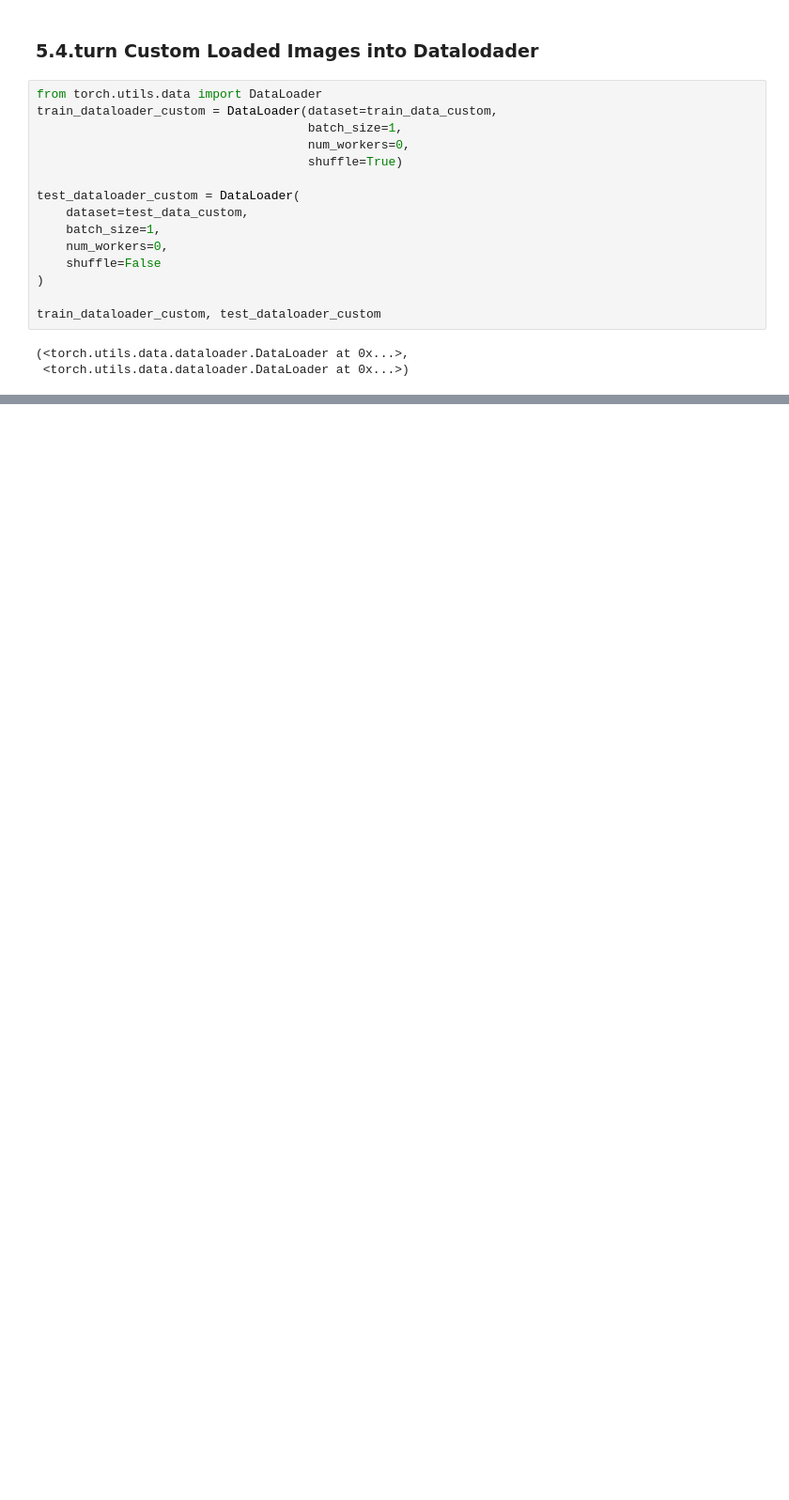
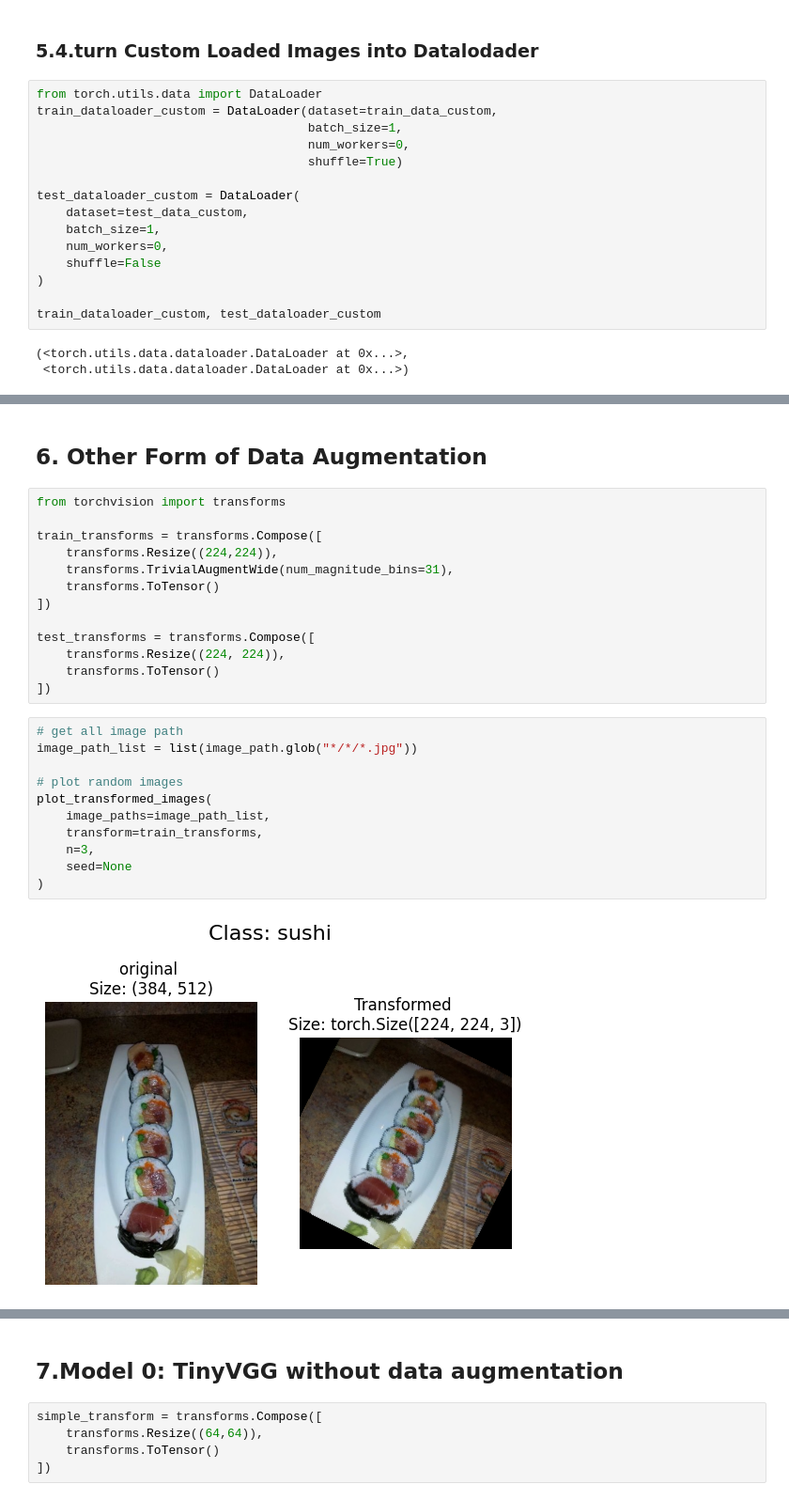
Before and after one commit to Rayya12/pytorch-Learning-with-mrdbourke, a Jupyter notebook: customDataset/main.ipynb, the cells around one changed output, grey strips where cells are left out. Shown at 94% size. Saved outputs shown, nothing was run; the diff lists cells and outputs as text; blank space fills up the shorter version.

Commit message:
Trying Trivial Augment Wide

```diff
--- a/customDataset/main.ipynb
+++ b/customDataset/main.ipynb
@@ -533,0 +535,28 @@ print(f"Label shape: {label_custom.shape}")
+# %% [markdown]
+## 6. Other Form of Data Augmentation
+# %%
+from torchvision import transforms
+
+train_transforms = transforms.Compose([
+    transforms.Resize((224,224)),
+    transforms.TrivialAugmentWide(num_magnitude_bins=31),
+    transforms.ToTensor()
+])
+
+test_transforms = transforms.Compose([
+    transforms.Resize((224, 224)),
+    transforms.ToTensor()
+])
+# %%
+# get all image path
+image_path_list = list(image_path.glob("*/*/*.jpg"))
+
+# plot random images
+plot_transformed_images(
+    image_paths=image_path_list,
+    transform=train_transforms,
+    n=3,
+    seed=None
+)
+# %% [output]
+[figure, added]
@@ -533,0 +565,7 @@ print(f"Label shape: {label_custom.shape}")
+# %% [markdown]
+## 7.Model 0: TinyVGG without data augmentation
+# %%
+simple_transform = transforms.Compose([
+    transforms.Resize((64,64)),
+    transforms.ToTensor()
+])
```
Also changed, not shown: parts of 6 cells of this notebook.
